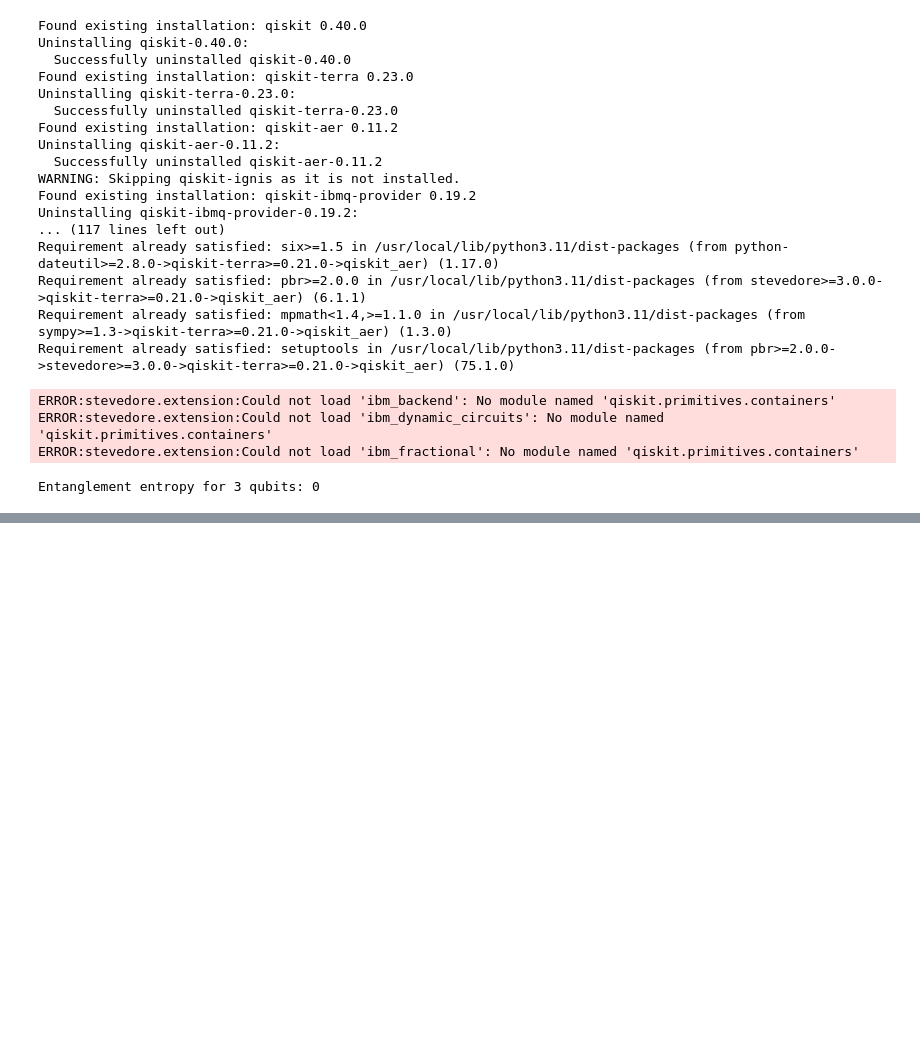
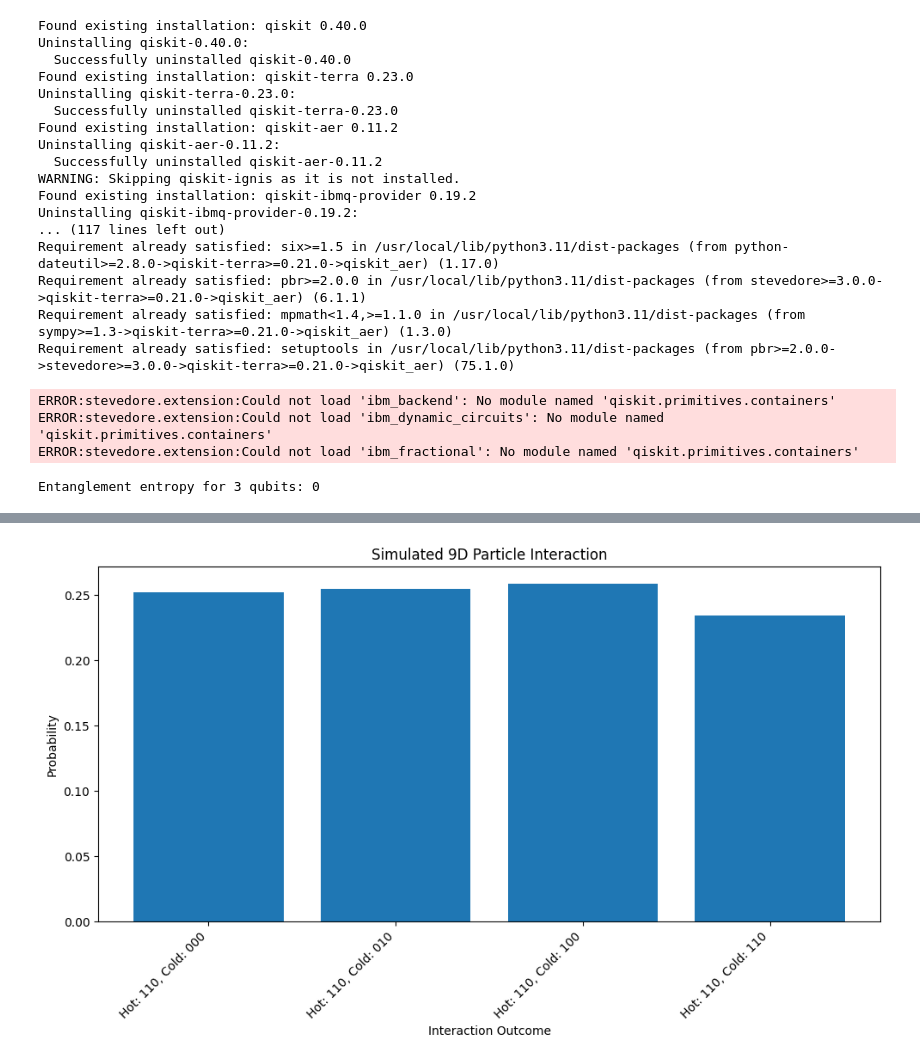
Before and after one commit to ajit-ai/QuantumComputing, a Jupyter notebook: QisKit_BaseCircuit.ipynb, the cells around one changed output, grey strips where cells are left out. Saved outputs shown, nothing was run; the diff lists cells and outputs as text; code cells hidden in the pictures; blank space fills up the shorter version.

```diff
--- a/QisKit_BaseCircuit.ipynb
+++ b/QisKit_BaseCircuit.ipynb
@@ -550,0 +674,41 @@ Entanglement entropy for 3 qubits: 0
+# %%
+# prompt: write a quantum code for particle inter communication with hot and cold environment on space with 9th dimension in graphical representation
+
+import matplotlib.pyplot as plt
+
+def plot_9d_interaction(counts):
+    """Plots the results of the 9D interaction simulation."""
+
+    # Extract relevant data from counts (adapt this to your simulation's output)
+    # Example: Assume counts are in the format {'000000': 500, '111111': 524, ...}
+
+    hot_states = []
+    cold_states = []
+    probabilities = []
+
+    # Get the binary outcomes and probabilities
+    # Iterate through items to get both outcome and probability
+    for outcome, probability in counts.items():
+        outcome_str = bin(outcome)[2:].zfill(6) # Convert to binary and pad with zeros
+
+        hot_states.append(outcome_str[:3])  # Example, assuming first 3 bits represent hot particle
+        cold_states.append(outcome_str[3:])  # Example, assuming last 3 bits represent cold particle
+        probabilities.append(probability)
+
+    # Plotting code
+    plt.figure(figsize=(10, 6))
+    plt.bar(range(len(probabilities)), probabilities)
+
+    # Customize the plot as needed (labels, titles, etc.)
+    plt.xlabel("Interaction Outcome")
+    plt.ylabel("Probability")
+    plt.title("Simulated 9D Particle Interaction")
+    plt.xticks(range(len(probabilities)), [f"Hot: {hot}, Cold: {cold}" for hot, cold in zip(hot_states, cold_states)], rotation=45, ha='right')
+    plt.tight_layout()
+    plt.show()
+
+
+# Example usage (assuming you have 'counts' from your simulation)
+plot_9d_interaction(counts)
+# %% [output]
+[figure, added]
```
Also changed, not shown: parts of 3 cells of this notebook.
